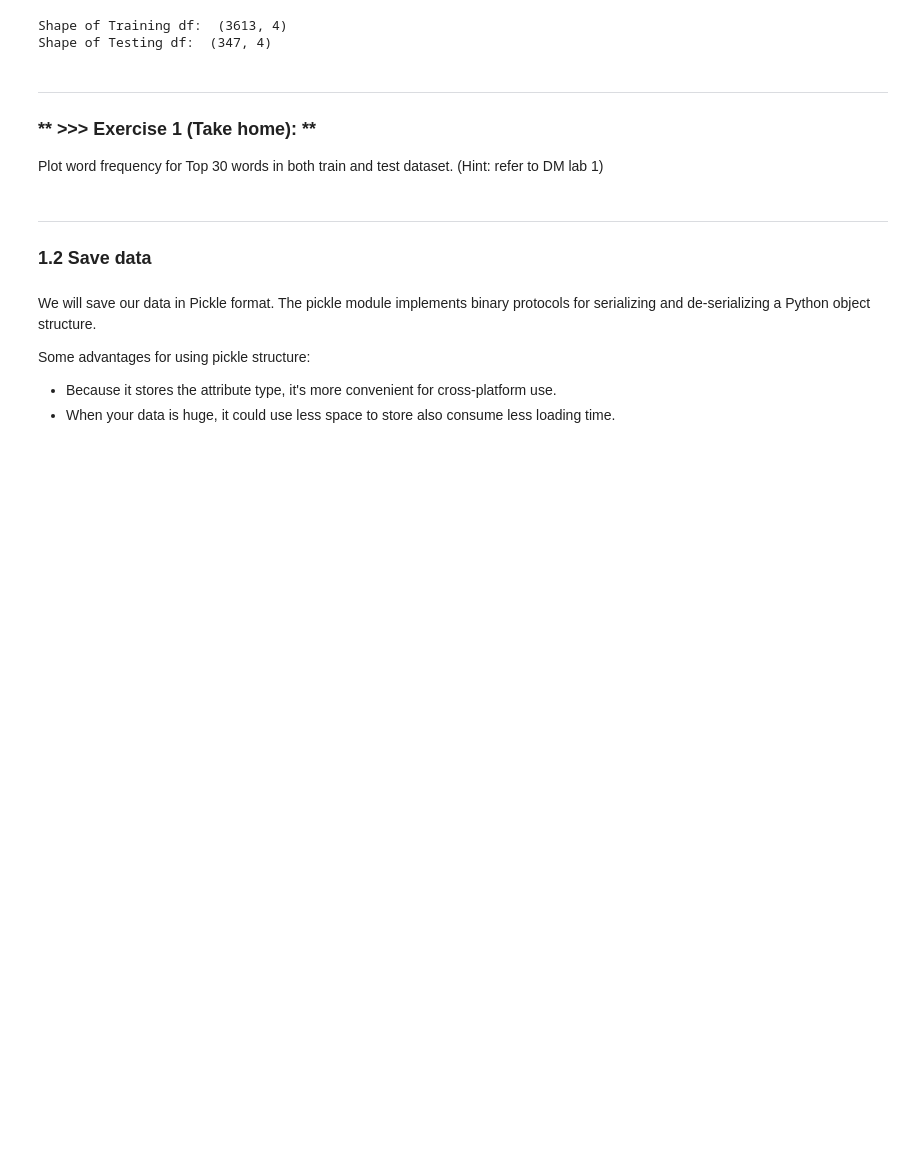
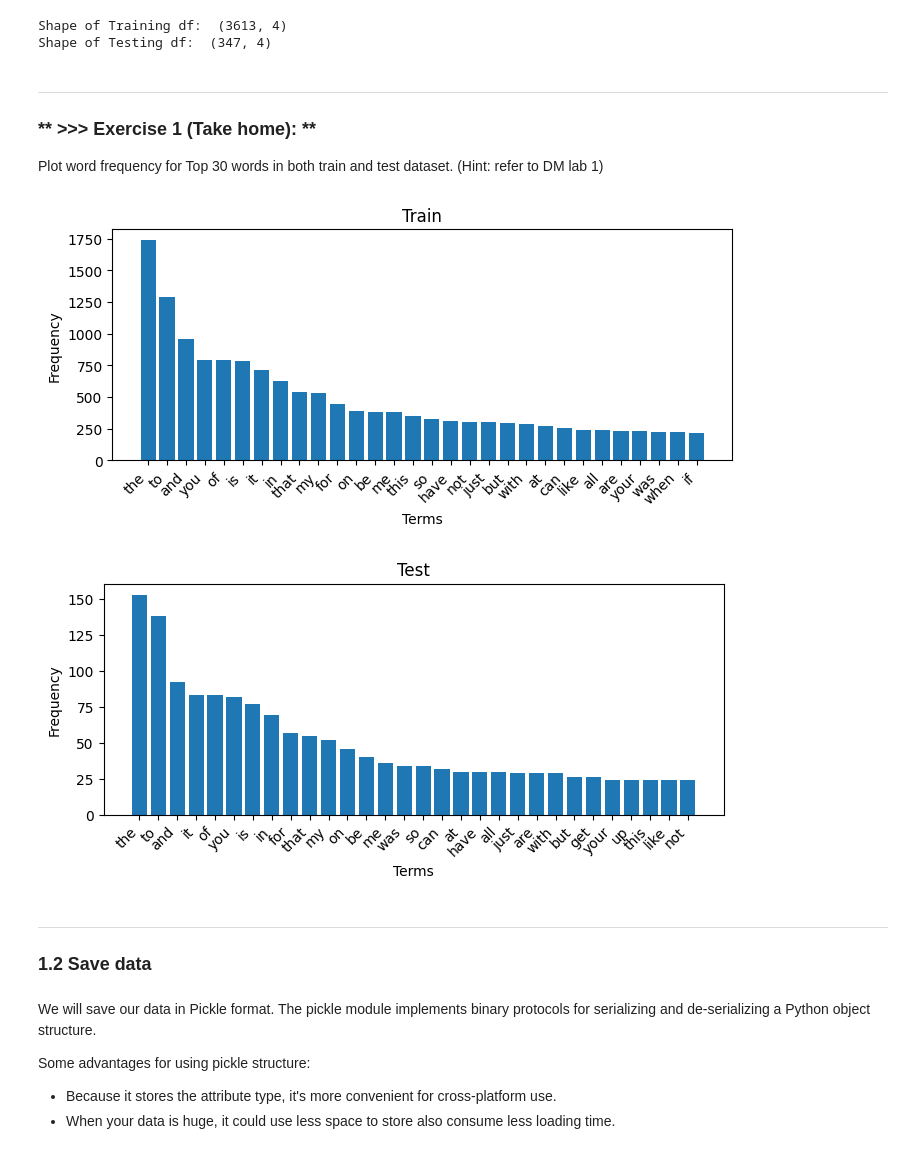
Before and after one commit to VictorKuanglhu/DM2024-Lab2-Master, a Jupyter notebook: DM2024-Lab2-Master.ipynb, the cells around one changed output. Cells and saved outputs as stored; diff of their text form; code cells hidden in the pictures; blank space fills up the shorter version.

```diff
--- a/DM2024-Lab2-Master.ipynb
+++ b/DM2024-Lab2-Master.ipynb
@@ -148,3 +316,29 @@ Plot word frequency for Top 30 words in both train and test dataset. (Hint: refe
+# %%
+# Answer here
+from sklearn.feature_extraction.text import CountVectorizer
+
+def plot_top_n_trem(df_text, n, title='Trem Frequency', xlabel='Terms', ylabel='Frequency'):
+  count_vect = CountVectorizer()
+  count = count_vect.fit_transform(df_text) #learn the vocabulary and return document-term matrix
+  count = count.sum(axis=0).A1
+
+  top_n_count_idx = np.argsort(count)[-1:-n-1:-1]
+  top_n_trem = count_vect.get_feature_names_out()[top_n_count_idx]
+  top_n_frequency = count[top_n_count_idx]
+
+  plt.figure(figsize=(8,3))
+  plt.bar(top_n_trem, top_n_frequency)
+  plt.xticks(rotation=45, ha='right')
+  plt.title(title)
+  plt.xlabel(xlabel)
+  plt.ylabel(ylabel)
+  plt.show()
+
+plot_top_n_trem(train_df.text, 30, title="Train")
+plot_top_n_trem(test_df.text, 30, title="Test")
+# %% [output]
+[figure, added]
+[figure, added]
 # %% [markdown]
 ---
 ### 1.2 Save data
```
Also changed, not shown: parts of 18 cells of this notebook.
